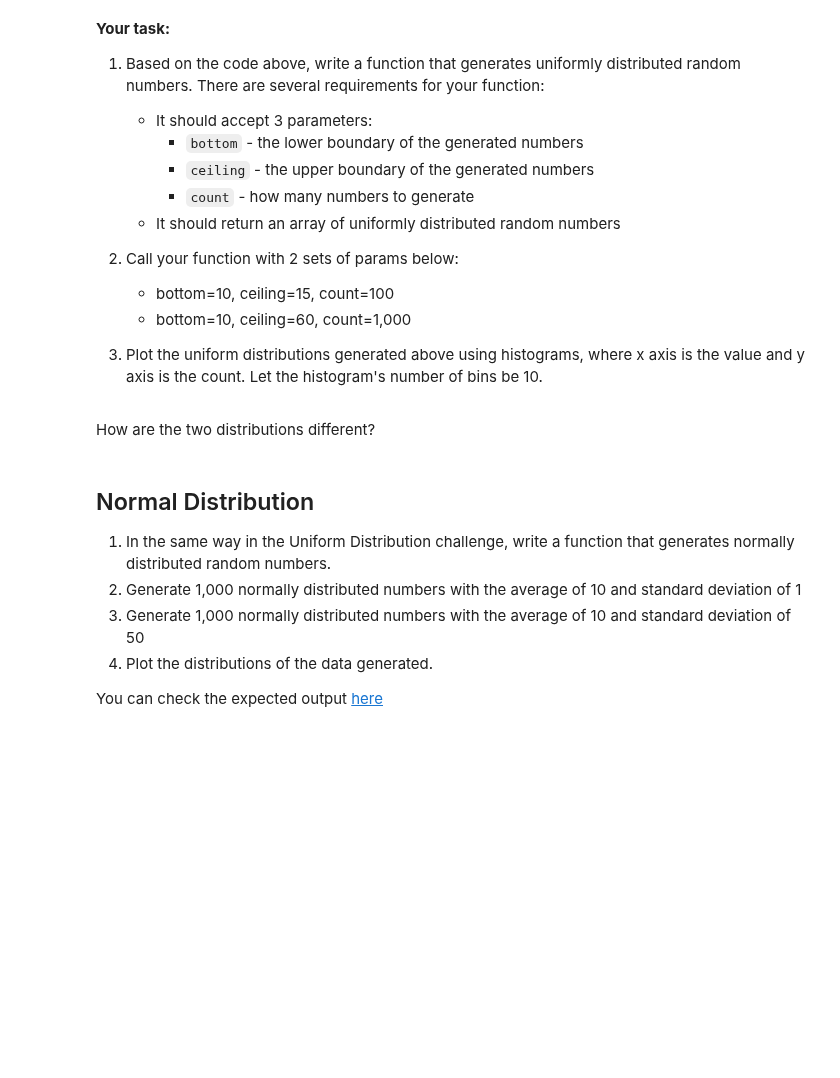
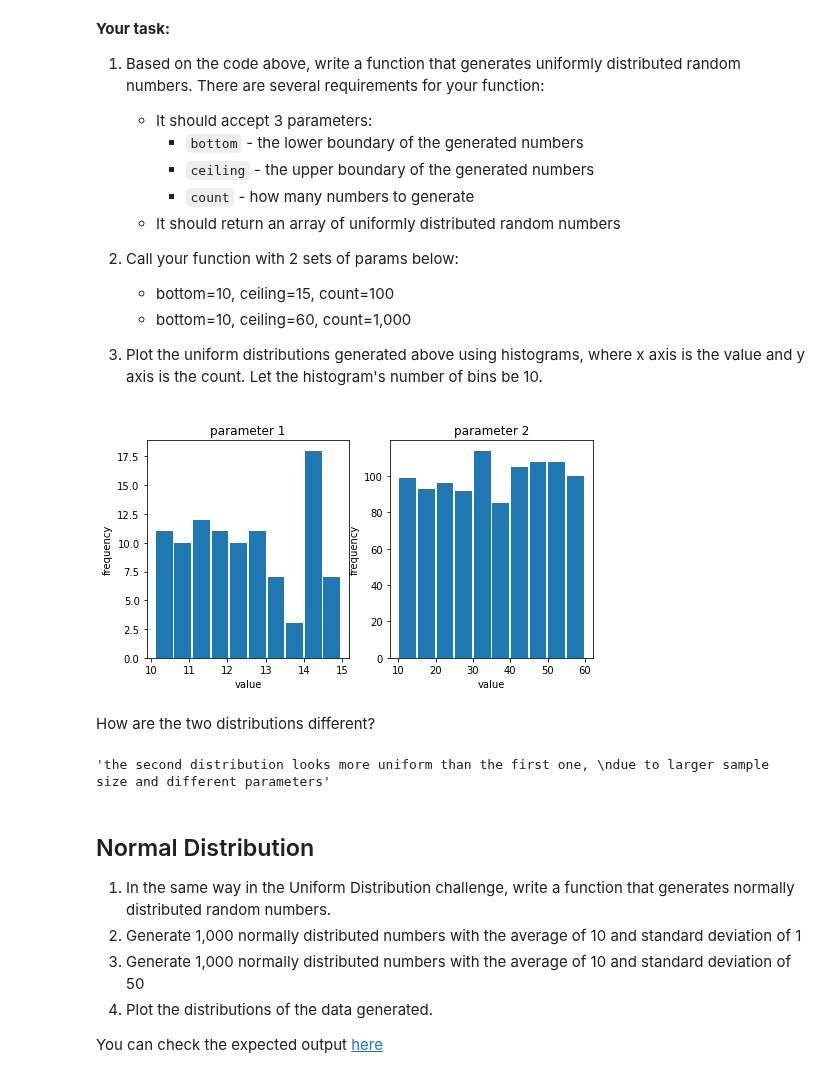
Before and after one commit to paoloironhack/data_analytics062020, a Jupyter notebook: labs/module_2/31-Continuous_probability_distribution/your-code/main.ipynb, the cells around one changed output. Cells and saved outputs as stored; diff of their text form; code cells hidden in the pictures; blank space fills up the shorter version.

```diff
--- a/labs/module_2/31-Continuous_probability_distribution/your-code/main.ipynb
+++ b/labs/module_2/31-Continuous_probability_distribution/your-code/main.ipynb
@@ -43,2 +52,32 @@ print(randoms)
+# %%
+# Function
+
+def random_uniform(bottom, ceiling, count):
+    x = uniform.rvs(size = count)
+    randoms = bottom + (ceiling - bottom) * x
+    return randoms
+
+#random_uniform(2,3,10)
+
+# Parameters
+param1 = random_uniform(10, 15, 100)
+param2 = random_uniform(10, 60, 1000)
+
+# Plotting
+fig, [ax1, ax2] = plt.subplots(1,2, figsize = (8, 4))
+
+ax1.hist(param1, bins = 10, rwidth = 0.9)
+ax1.set_title('parameter 1')
+ax1.set_xlabel('value')
+ax1.set_ylabel('frequency')
+
+ax2.hist(param2, bins = 10, rwidth = 0.9)
+ax2.set_title('parameter 2')
+ax2.set_xlabel('value')
+ax2.set_ylabel('frequency')
+
+plt.show()
+# %% [output]
+[figure, added]
 # %% [markdown]
 How are the two distributions different?
@@ -47,3 +84,9 @@ How are the two distributions different?
+# %%
+# your answer below
+"""the second distribution looks more uniform than the first one,
+due to larger sample size and different parameters"""
+# %% [output]
+'the second distribution looks more uniform than the first one, \ndue to larger sample size and different parameters'
 # %% [markdown]
 ## Normal Distribution
 
```
Also changed, not shown: parts of 27 cells of this notebook, 6 other files.
